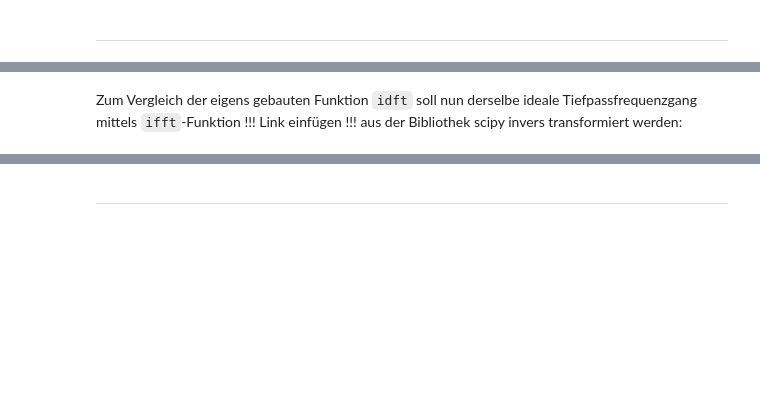
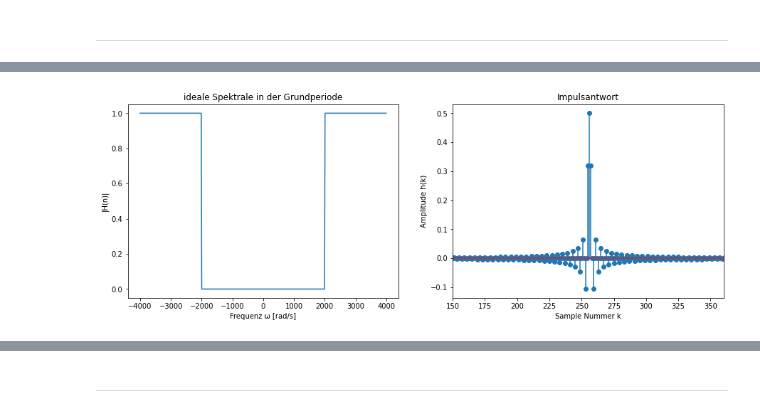
Before and after one commit to TUD-STKS/tud-sv, a Jupyter notebook: Thema-1-Filter/1.1 - FIR Filterentwurf.ipynb, the cells around one changed output, grey strips where cells are left out. Drawn from its saved outputs; the diff is of its cells as text; code cells hidden in the pictures; blank space fills up the shorter version.

```diff
--- a/Thema-1-Filter/1.1 - FIR Filterentwurf.ipynb
+++ b/Thema-1-Filter/1.1 - FIR Filterentwurf.ipynb
@@ -245,17 +263,21 @@ for L in (10, 20, 50, 100):
 # Lösung
 '''
 Aufgabe: Beschränkte Impulsantwort mit verschiedenen Fensterlängen L = 10, 20, 50, 200 berechnen
-(Hinweis: Sie können die berechnete Impulsantwort aus dem vorherigen Beispiel direkt nutzen.
+(Hinweis: Sie können die berechnete Impulsantwort aus dem vorherigen Beispiel direkt weiterverwenden.
  Probieren Sie auch aus, was passiert, wenn die Impulsantwort nicht symmetrisch um k = 0 gefenstert wird.)
 '''
 
 for L in (10, 20, 50, 100):
     # Fensterung mit einem Rechteckfenster (auf Wertebereich der Länge +-L beschränken):
     hw = np.where((k<=(L/2)) & (k>=(-L/2)), h, 0)
-    # Spectralen mittels FFT
-    Hw = np.fft.fftshift(np.abs(fft.fft(hw)))
 
-    # TODO: In der Übung berechnete Impulsantwort h(k) darüber plotten
+    # Realer Frequenzgang der berechneten, abgeschnittenen Impulsantwort h(k) mittels der DTFT für k = [-L/2,L/2]:
+    W_rad = np.linspace(-np.pi, np.pi, 1000)
+    H_ist = np.zeros(W_rad.size, dtype='complex128') # H_ist für das Ergebnis der DTFT allokieren
+
+    # Über alle h(k) iterieren und jeweils X(k) berechnen und aufsummieren:
+    for i in k:
+        H_ist += hw[i]*np.exp(-1j*W_rad*k[i])
 
     plt.subplot(121)
     plt.title('Impulsantwort mit Fensterlänge L=%d' %L)
@@ -269,7 +291,7 @@ for L in (10, 20, 50, 100):
     plt.title('Resultierender Frequenzgang für L=%d' %L)
     plt.xlabel('Frequenz ω')
     plt.ylabel('Amplitude |H(e^jω)|')
-    plt.plot(k, Hw)
+    plt.plot(W_rad*fs_Hz, np.abs(H_ist))
 
     plt.gcf().set_size_inches(16, 4)
     plt.show()
@@ -350,38 +375,38 @@ plt.show()
 # %%
 # Lösung
 
 '''
 Beispiel: Endliche Impulsantwort eines Tiefpassfilters mittels inverser DFT
 '''
 
 # Initialisierung
-N = 512  # Sample Zahl
-A = 1  # Amplitude
+N = 512 # Sample Zahl
+A = 1   # Amplitude
+fs_Hz = 8000;
+fc_Hz = fs_Hz/4;
+Wc_rad = 2*np.pi*fc_Hz/fs_Hz
 
-# Erzeugung der Spektralen der Übertragungsfunktion
-H_soll = 0
-n = np.linspace(-np.pi, np.pi, N)
-for i in range(-1, 2):
-    H = np.where((n <= i*2*np.pi + np.pi/2) & (n >= i*2*np.pi - np.pi/2), A, 0)
-    H_soll += H
+# Berechnung des idealen Frequenzganges:
+W_rad = np.linspace(-np.pi, np.pi, N)
+H_soll = np.where((W_rad >= -Wc_rad) & (W_rad <= Wc_rad), 0, A)
 
 # Impulsantwort
 h = idft(H_soll, N)
 
 # plot
 plt.subplot(121)
 plt.title('ideale Spektrale in der Grundperiode')
-plt.xlabel('Frequenz ω')
-plt.ylabel('Amplitude |H(n)|')
-plt.plot(n, H_soll)
+plt.xlabel('Frequenz ω [rad/s]')
+plt.ylabel('|H(n)|')
+plt.plot(W_rad*fs_Hz/(2*np.pi), H_soll)
 
 plt.subplot(122)
 plt.title('Impulsantwort')
 plt.xlabel('Sample Nummer k')
 plt.ylabel('Amplitude h(k)')
 plt.xlim(150, 360)
-plt.stem(np.real(h), use_line_collection=True)
+plt.stem(h, use_line_collection=True)
 plt.gcf().set_size_inches(15, 5)
 plt.show()
+# %% [output]
+[figure, added]
-# %% [markdown]
-Zum Vergleich der eigens gebauten Funktion `idft` soll nun derselbe ideale Tiefpassfrequenzgang mittels `ifft`-Funktion !!! Link einfügen !!! aus der Bibliothek scipy invers transformiert werden:
```
Also changed, not shown: parts of 28 cells of this notebook, 2 other files.
